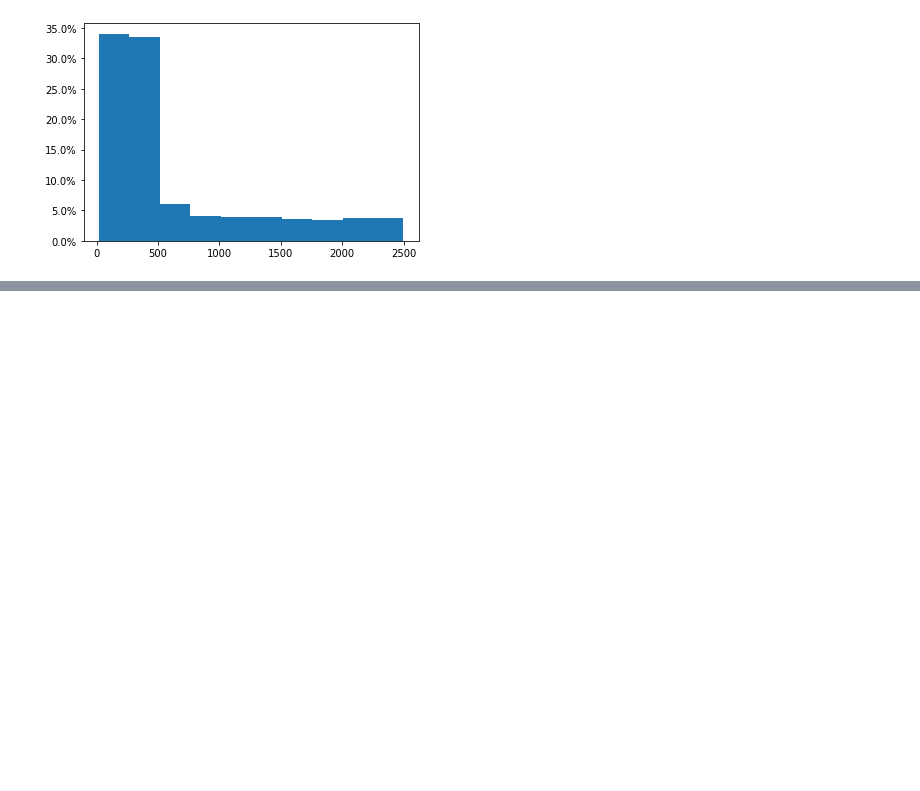
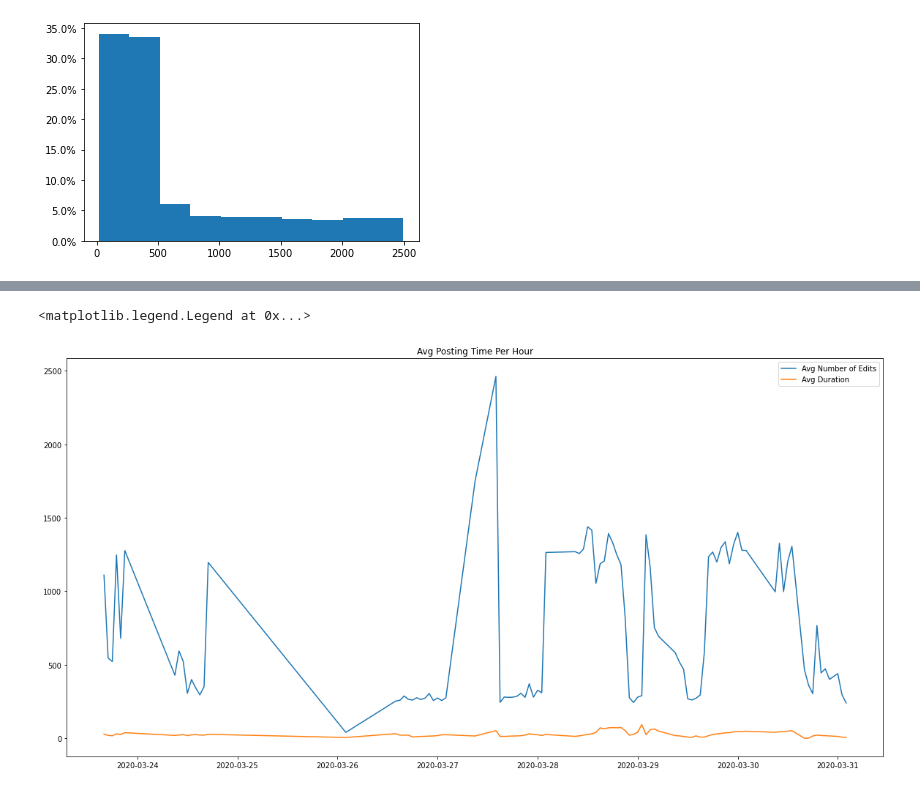
Before and after one commit to jennettageorge/Ericsson, a Jupyter notebook: Notebook.ipynb, the cells around one changed output, grey strips where cells are left out. Drawn from its saved outputs; the diff is of its cells as text; code cells hidden in the pictures; blank space fills up the shorter version.

```diff
--- a/Notebook.ipynb
+++ b/Notebook.ipynb
@@ -383,3 +395,7 @@ plt.gca().yaxis.set_major_formatter(PercentFormatter(1))
 plt.show()
 # %% [output]
 [figure]
+# %%
+df['POSTING_START_HOUR'] = df.POSTING_START.dt.round('H')
+# %%
+hrgrouped = df.groupby('POSTING_START_HOUR').mean()
@@ -385,0 +419,9 @@ plt.show()
+# %%
+plt.figure(figsize=(20,10))
+plt.plot(hrgrouped.NUMBER_OF_EDITS,label='Avg Number of Edits')
+plt.plot(hrgrouped.duration,label='Avg Duration')
+plt.title('Avg Posting Time Per Hour')
+plt.legend()
+# %% [output]
+<matplotlib.legend.Legend at 0x...>
+[figure, added]
```
Also changed, not shown: parts of 10 cells of this notebook.
